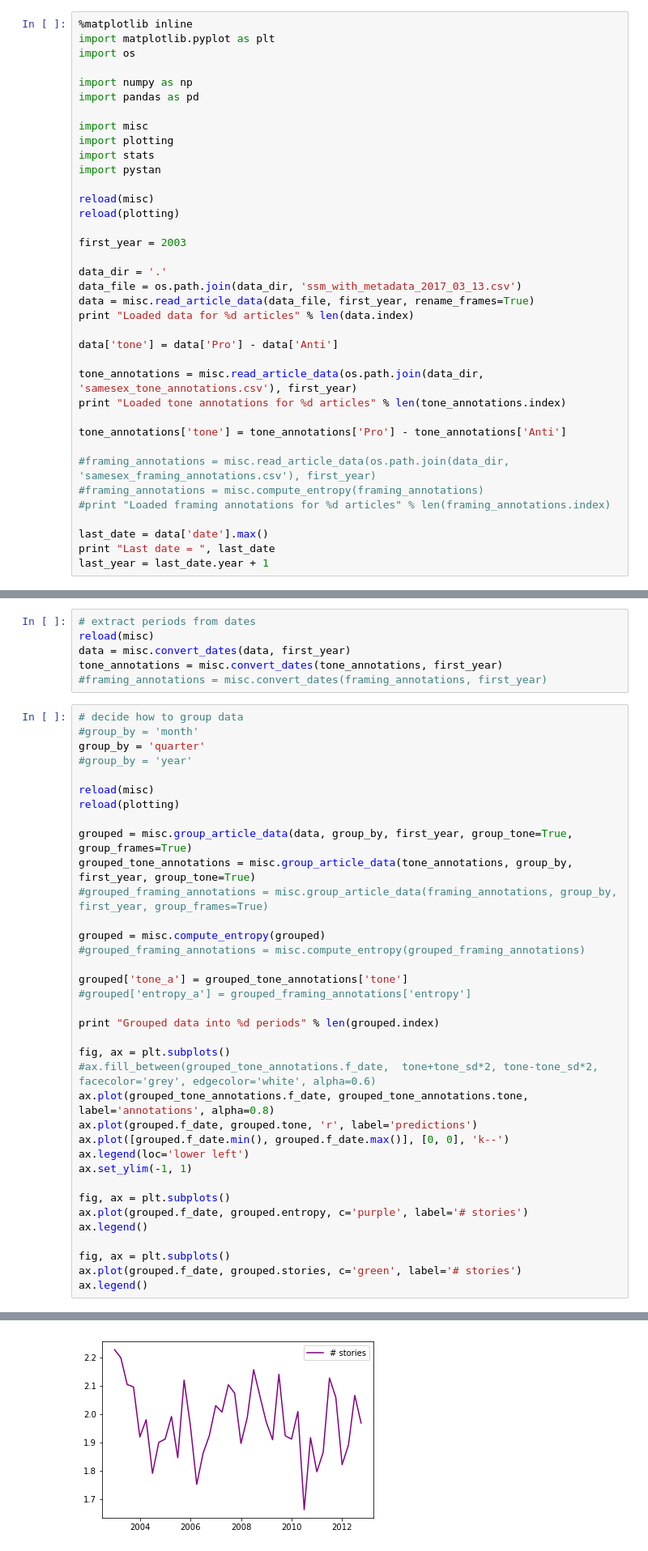
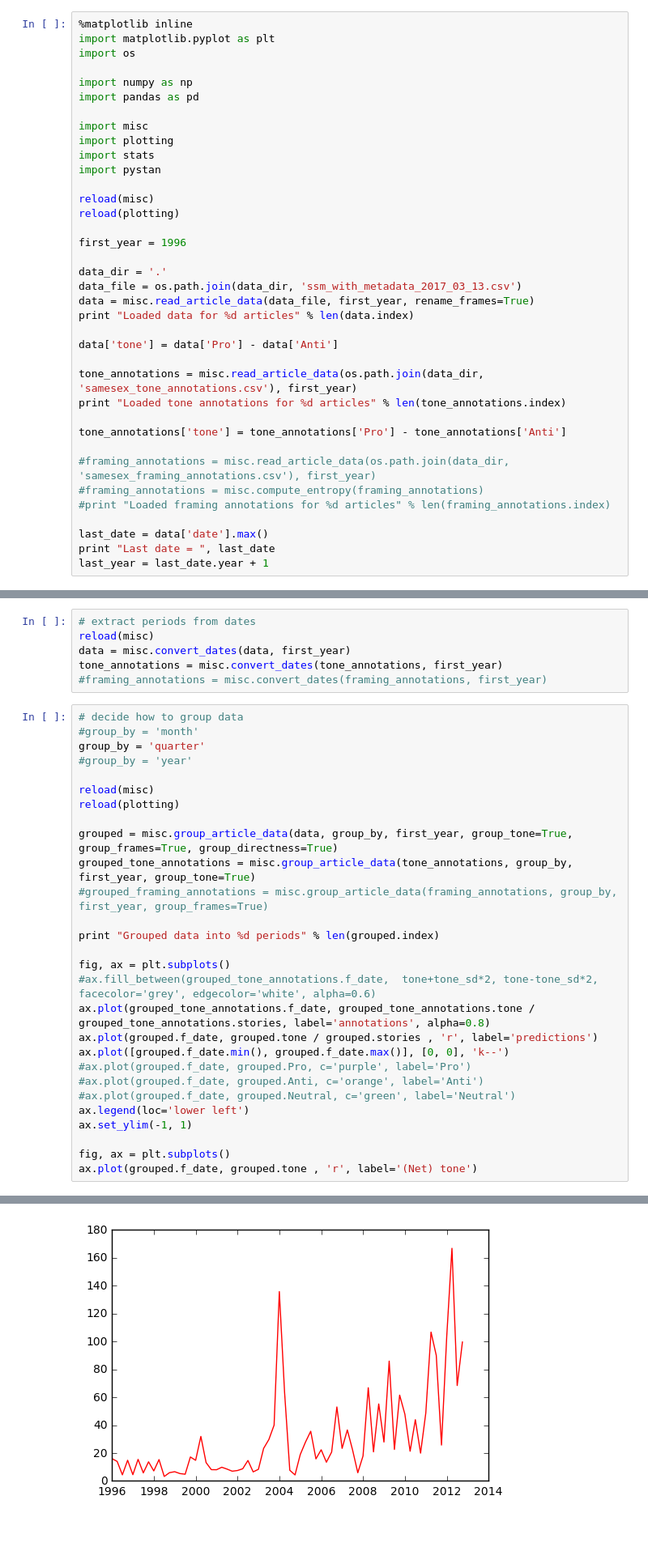
Before and after one commit to dallascard/predicting_public_opinion, a Jupyter notebook: samesex_marriage2.ipynb, the cells around one changed output, grey strips where cells are left out. Shown at 81% size. Drawn from its saved outputs; the diff is of its cells as text; blank space fills up the shorter version.

```diff
--- a/samesex_marriage2.ipynb
+++ b/samesex_marriage2.ipynb
@@ -14,7 +14,7 @@ import pystan
 reload(misc)
 reload(plotting)
 
-first_year = 2003
+first_year = 1996
 
 data_dir = '.'
 data_file = os.path.join(data_dir, 'ssm_with_metadata_2017_03_13.csv')
@@ -54,31 +54,23 @@ group_by = 'quarter'
 reload(misc)
 reload(plotting)
 
-grouped = misc.group_article_data(data, group_by, first_year, group_tone=True, group_frames=True)
+grouped = misc.group_article_data(data, group_by, first_year, group_tone=True, group_frames=True, group_directness=True)
 grouped_tone_annotations = misc.group_article_data(tone_annotations, group_by, first_year, group_tone=True)
 #grouped_framing_annotations = misc.group_article_data(framing_annotations, group_by, first_year, group_frames=True)
-
-grouped = misc.compute_entropy(grouped)
-#grouped_framing_annotations = misc.compute_entropy(grouped_framing_annotations)
-
-grouped['tone_a'] = grouped_tone_annotations['tone']
-#grouped['entropy_a'] = grouped_framing_annotations['entropy']
 
 print "Grouped data into %d periods" % len(grouped.index)
 
 fig, ax = plt.subplots()
 #ax.fill_between(grouped_tone_annotations.f_date,  tone+tone_sd*2, tone-tone_sd*2, facecolor='grey', edgecolor='white', alpha=0.6)
-ax.plot(grouped_tone_annotations.f_date, grouped_tone_annotations.tone, label='annotations', alpha=0.8)
-ax.plot(grouped.f_date, grouped.tone, 'r', label='predictions')
+ax.plot(grouped_tone_annotations.f_date, grouped_tone_annotations.tone / grouped_tone_annotations.stories, label='annotations', alpha=0.8)
+ax.plot(grouped.f_date, grouped.tone / grouped.stories , 'r', label='predictions')
 ax.plot([grouped.f_date.min(), grouped.f_date.max()], [0, 0], 'k--')
+#ax.plot(grouped.f_date, grouped.Pro, c='purple', label='Pro')
+#ax.plot(grouped.f_date, grouped.Anti, c='orange', label='Anti')
+#ax.plot(grouped.f_date, grouped.Neutral, c='green', label='Neutral')
 ax.legend(loc='lower left')
 ax.set_ylim(-1, 1)
 
 fig, ax = plt.subplots()
-ax.plot(grouped.f_date, grouped.entropy, c='purple', label='# stories')
-ax.legend()
-
-fig, ax = plt.subplots()
-ax.plot(grouped.f_date, grouped.stories, c='green', label='# stories')
-ax.legend()
+ax.plot(grouped.f_date, grouped.tone , 'r', label='(Net) tone')
 # %% [output]
@@ -88 +80 @@ Grouped data into 40 periods
-[figure, old version]
+[figure, new version]
```
Also changed, not shown: parts of 11 cells of this notebook, 5 other files.
